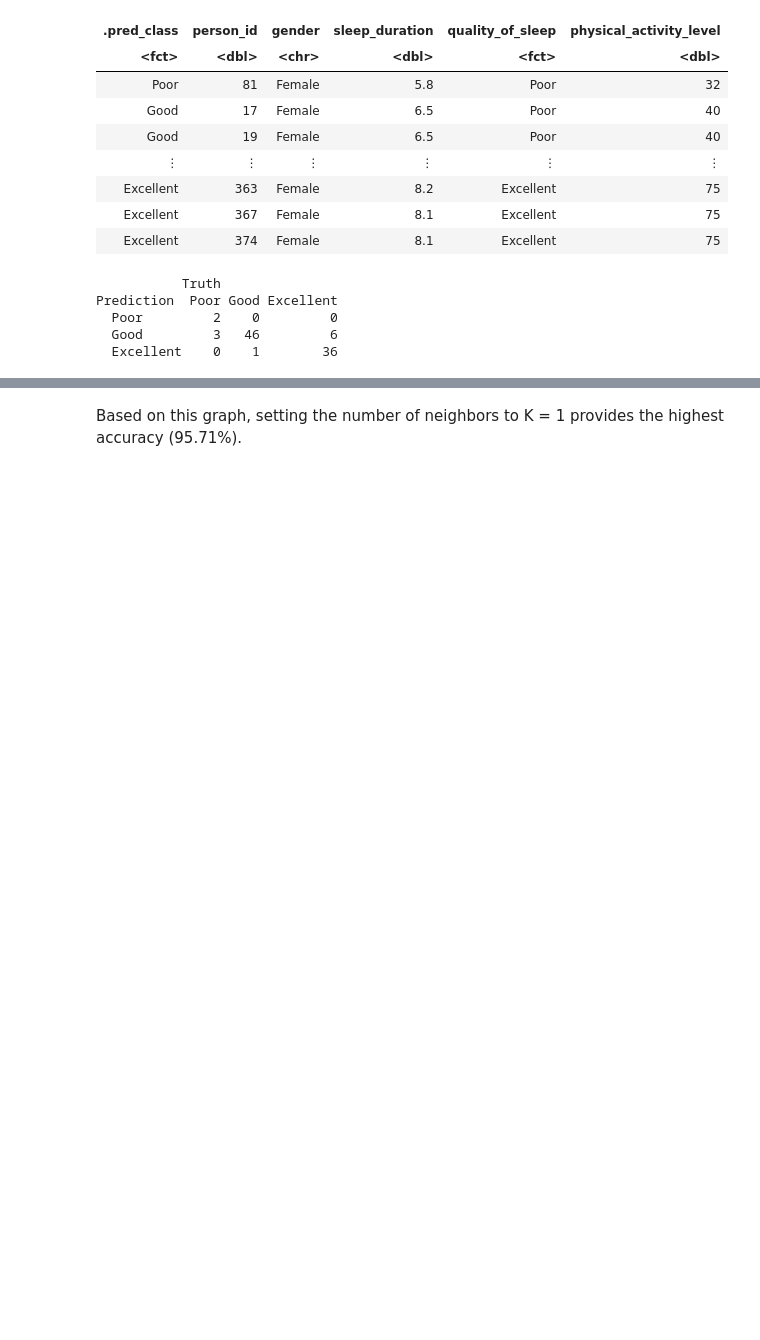
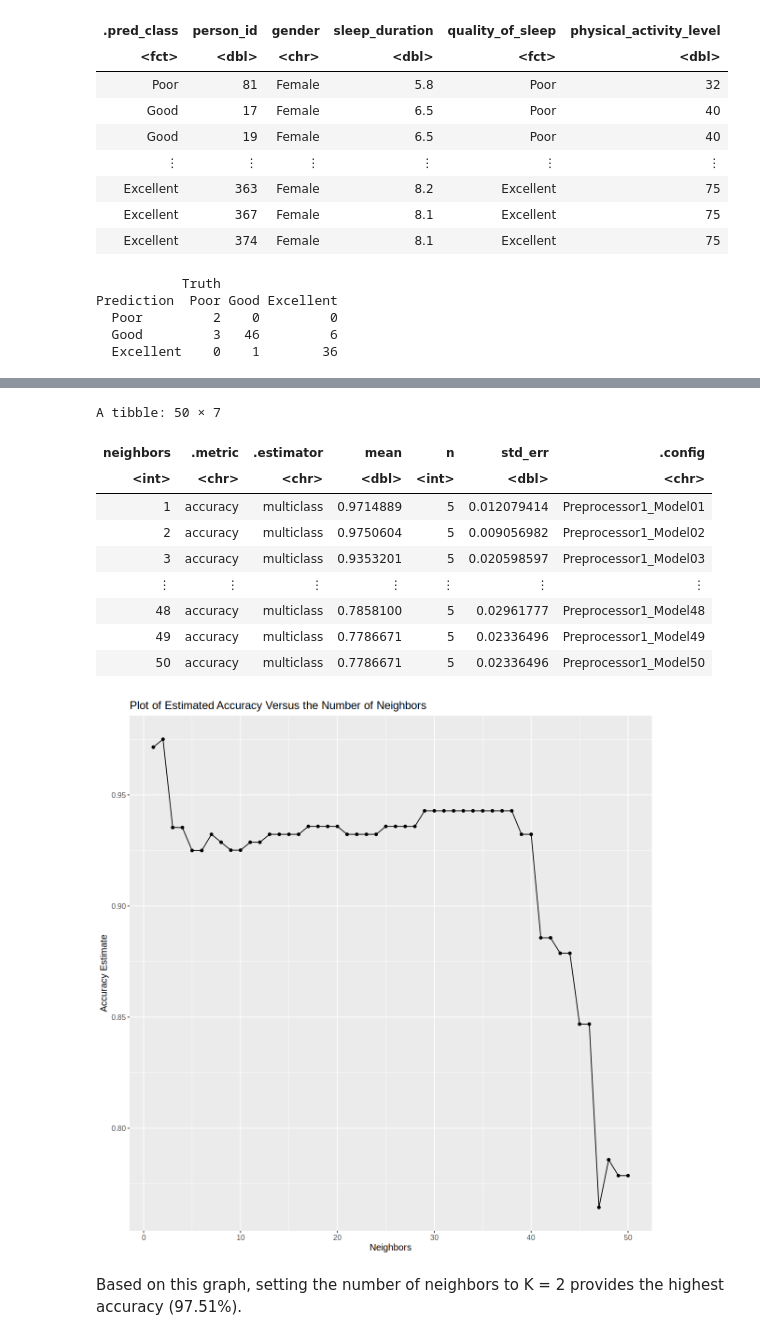
Before and after one commit to ptank1/dsci-100-2023w1-group-30, a Jupyter notebook: sleep_data_analysis.ipynb, the cells around one changed output, grey strips where cells are left out. Drawn from its saved outputs; the diff is of its cells as text; code cells hidden in the pictures; blank space fills up the shorter version.

Commit message:
Change n_of_folds to 5

```diff
--- a/sleep_data_analysis.ipynb
+++ b/sleep_data_analysis.ipynb
@@ -489,2 +439,58 @@ accuracy_vs_k
+# %%
+# Performing 5-fold cross validation and creating the data analysis workflow to run cross-validation on train/validation split
+
+sleep_vfold <- vfold_cv(sleep_train, v = 5, strata = quality_of_sleep)
+
+sleep_recipe <- recipe(quality_of_sleep ~ sleep_duration + physical_activity_level,
+                        data = sleep_train) |>
+  step_scale(all_predictors()) |>
+  step_center(all_predictors())
+
+knn_fit <- workflow() |>
+  add_recipe(sleep_recipe) |>
+  add_model(knn_spec) |>
+  fit_resamples(resamples = sleep_vfold)
+# %%
+
+# Parameter value selection
+
+knn_spec <- nearest_neighbor(weight_func = "rectangular",
+                             neighbors = tune()) |>
+  set_engine("kknn") |>
+  set_mode("classification")
+
+k_vals <- tibble(neighbors = seq(from = 1, to = 50))
+
+knn_results <- workflow() |>
+  add_recipe(sleep_recipe) |>
+  add_model(knn_spec) |>
+  tune_grid(resamples = sleep_vfold, grid = k_vals) |>
+  collect_metrics()
+
+accuracies <- knn_results |>
+  filter(.metric == "accuracy")
+
+accuracies
+
+accuracy_vs_k <- ggplot(accuracies, aes(x = neighbors, y = mean)) +
+  geom_point() +
+  geom_line() +
+  labs(x = "Neighbors", y = "Accuracy Estimate", title = "Plot of Estimated Accuracy Versus the Number of Neighbors") +
+  theme(text = element_text(size = 12))
+options(plot.repr.width = 10, plot.repr.height = 8)
+
+accuracy_vs_k
+# %% [output]
+A tibble: 50 × 7
+| neighbors | .metric | .estimator | mean | n | std_err | .config |
+| <int> | <chr> | <chr> | <dbl> | <int> | <dbl> | <chr> |
+| 1 | accuracy | multiclass | 0.9714889 | 5 | 0.012079414 | Preprocessor1_Model01 |
+| 2 | accuracy | multiclass | 0.9750604 | 5 | 0.009056982 | Preprocessor1_Model02 |
+| 3 | accuracy | multiclass | 0.9353201 | 5 | 0.020598597 | Preprocessor1_Model03 |
+| ⋮ | ⋮ | ⋮ | ⋮ | ⋮ | ⋮ | ⋮ |
+| 48 | accuracy | multiclass | 0.7858100 | 5 | 0.02961777 | Preprocessor1_Model48 |
+| 49 | accuracy | multiclass | 0.7786671 | 5 | 0.02336496 | Preprocessor1_Model49 |
+| 50 | accuracy | multiclass | 0.7786671 | 5 | 0.02336496 | Preprocessor1_Model50 |
+[figure, added]
 # %% [markdown]
-Based on this graph, setting the number of neighbors to K = 1 provides the highest accuracy (95.71%).
+Based on this graph, setting the number of neighbors to K = 2 provides the highest accuracy (97.51%).
```
Also changed, not shown: parts of 7 cells of this notebook.
